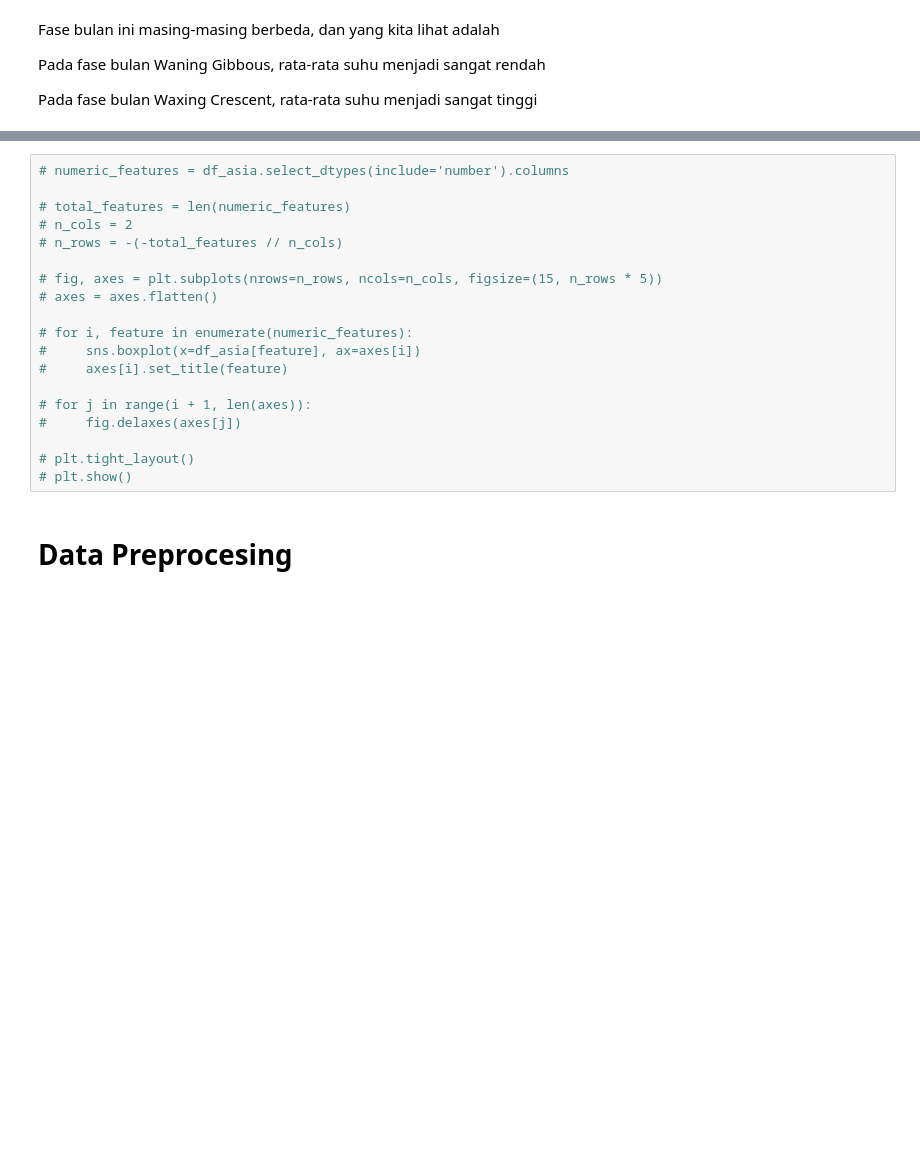
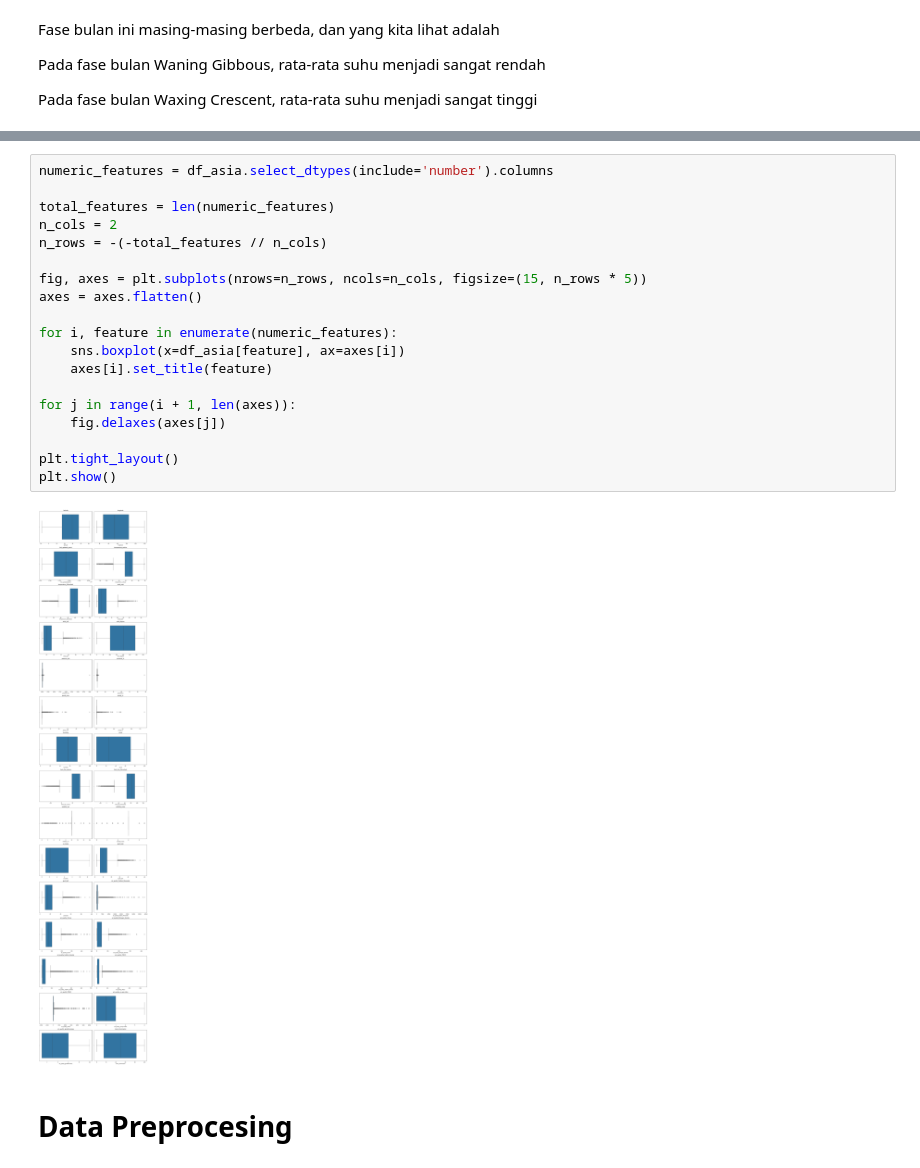
Before and after one commit to SenyuminAja16/2-Faza-Grace, a Jupyter notebook: EDAdan Visualization.ipynb, the cells around one changed output, grey strips where cells are left out. Cells and saved outputs as stored; diff of their text form; blank space fills up the shorter version.

```diff
--- a/EDAdan Visualization.ipynb
+++ b/EDAdan Visualization.ipynb
@@ -523,22 +543,24 @@ Pada fase bulan Waxing Crescent, rata-rata suhu menjadi sangat tinggi
 # %%
-# numeric_features = df_asia.select_dtypes(include='number').columns
+numeric_features = df_asia.select_dtypes(include='number').columns
 
-# total_features = len(numeric_features)
-# n_cols = 2
-# n_rows = -(-total_features // n_cols)
+total_features = len(numeric_features)
+n_cols = 2
+n_rows = -(-total_features // n_cols)
 
-# fig, axes = plt.subplots(nrows=n_rows, ncols=n_cols, figsize=(15, n_rows * 5))
-# axes = axes.flatten()
+fig, axes = plt.subplots(nrows=n_rows, ncols=n_cols, figsize=(15, n_rows * 5))
+axes = axes.flatten()
 
-# for i, feature in enumerate(numeric_features):
-#     sns.boxplot(x=df_asia[feature], ax=axes[i])
-#     axes[i].set_title(feature)
+for i, feature in enumerate(numeric_features):
+    sns.boxplot(x=df_asia[feature], ax=axes[i])
+    axes[i].set_title(feature)
 
-# for j in range(i + 1, len(axes)):
-#     fig.delaxes(axes[j])
+for j in range(i + 1, len(axes)):
+    fig.delaxes(axes[j])
 
-# plt.tight_layout()
-# plt.show()
+plt.tight_layout()
+plt.show()
+# %% [output]
+[figure, added]
 # %% [markdown]
 # Data Preprocesing
 # %%
```
Also changed, not shown: parts of 10 cells of this notebook.
